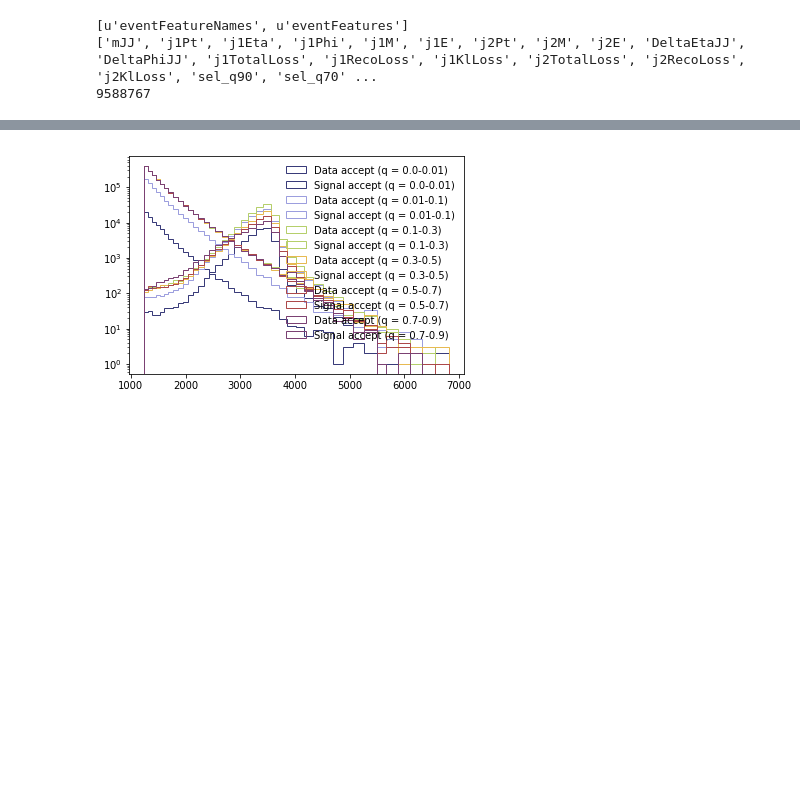
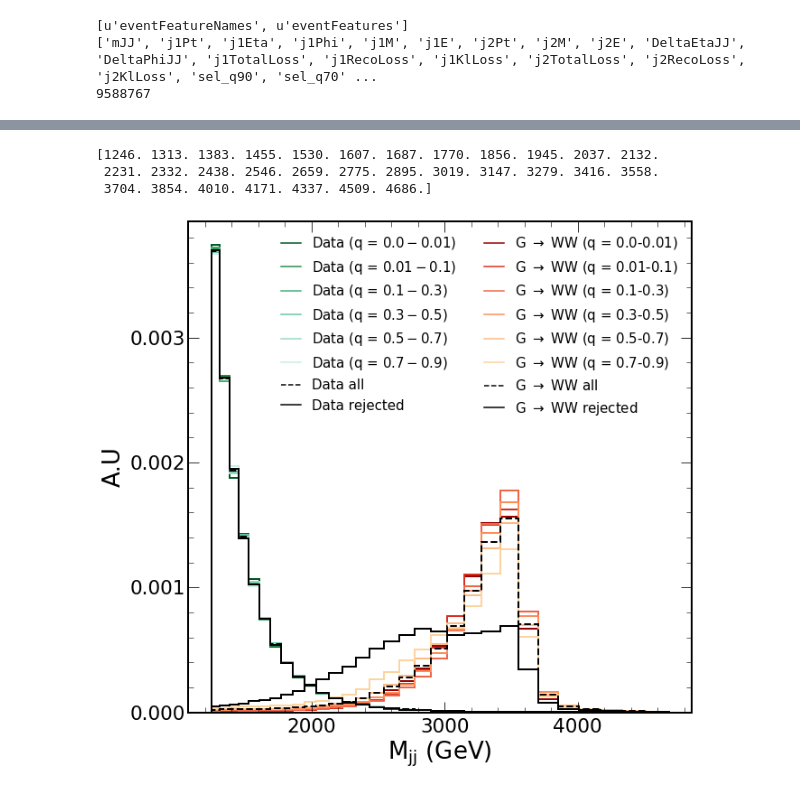
Before and after one commit to mpp-hep/gof_tests, a Jupyter notebook: gof.ipynb, the cells around one changed output, grey strips where cells are left out. Drawn from its saved outputs; the diff is of its cells as text; code cells hidden in the pictures; blank space fills up the shorter version.

```diff
--- a/gof.ipynb
+++ b/gof.ipynb
@@ -101,19 +122,69 @@ min_bin = bin_edges[0]
+# %%
+#Define binning
+bin_edges = np.array([1246,1313,1383,1455,1530, #bin_edges = np.array([1126,1181,1246,1313,1383,1455,1530,
+                      1607,1687,1770,1856,1945,2037,2132,
+                      2231,2332,2438,2546,2659,2775,2895,
+                      3019,3147,3279,3416,3558,3704,3854,
+                      4010,4171,4337,4509,4686,4869,5058,
+                      5253,5500,5663,5877,6099,6328,6564,6808]).astype('float')
+bin_edges = np.array([1246,1313,1383,1455,1530, #bin_edges = np.array([1126,1181,1246,1313,1383,1455,1530,
+                      1607,1687,1770,1856,1945,2037,2132,
+                      2231,2332,2438,2546,2659,2775,2895,
+                      3019,3147,3279,3416,3558,3704,3854,
+                      4010,4171,4337,4509,4686]).astype('float')
+# bin_edges = np.array(np.arange(1200., 4000., 200.).tolist()).astype('float')
+print(bin_edges)
+n_bins = len(bin_edges)-1
+max_bin = bin_edges[-1]
+min_bin = bin_edges[0]
+# %% [output]
+[1246. 1313. 1383. 1455. 1530. 1607. 1687. 1770. 1856. 1945. 2037. 2132.
+ 2231. 2332. 2438. 2546. 2659. 2775. 2895. 3019. 3147. 3279. 3416. 3558.
+ 3704. 3854. 4010. 4171. 4337. 4509. 4686.]
 # %%
+#Control distribution
+import cmsstyle
+from matplotlib.lines import Line2D
+
 fig, ax = plt.subplots()
-colormap = plt.cm.tab20b
-mapcolors = [colormap(int(x*colormap.N/len(datas_qcd_acc))) for x in range(len(datas_qcd_acc))]
+
+scol = ['#fdd49e','#fdbb84','#fc8d59','#ef6548','#d7301f','#990000']
+scol.reverse()
+bcol = ['#ccece6','#99d8c9','#66c2a4','#41ae76','#238b45','#005824']
+bcol.reverse()
+
+
 # plt.hist(datas_qcd_acc[0.7],bins=bin_edges,label='QCD template (q = 0.9-1.0)',histtype='step', linewidth=1, facecolor='none', edgecolor='k',fill=True)
 for i,key in enumerate(sorted(datas_qcd_acc.keys())):
     if i > 0:
         lower_bound = sorted(datas_qcd_acc.keys())[i-1]
     else:
        lower_bound = 0.0
-    plt.hist(datas_qcd_acc[key],bins=bin_edges,label='Data accept (q = {}-{})'.format(lower_bound,key),histtype='step', linewidth=1, facecolor='none', edgecolor=mapcolors[i],fill=True)
-    plt.hist(datas_sig_acc[key],bins=bin_edges,label='Signal accept (q = {}-{})'.format(lower_bound,key),histtype='step', linewidth=1, facecolor='none', edgecolor=mapcolors[i],fill=True)
-plt.legend( loc='upper right',frameon=False)
-plt.yscale('log')
+    plt.hist(datas_qcd_acc[key],bins=bin_edges,label=r'Data (q = ${}-{}$)'.format(lower_bound,key),histtype='step', linewidth=2, facecolor='none', edgecolor=bcol[i],fill=True,density=True)
+plt.hist(qcd_all,bins=bin_edges,label=r'Data all',histtype='step', linewidth=2,linestyle="dashed",  facecolor='none', edgecolor='Black',fill=True,density=True)
+plt.hist(qcd_template,bins=bin_edges,label=r'Data rejected',histtype='step', linewidth=2, facecolor='none', edgecolor='Black',fill=True,density=True)
+
+for i,key in enumerate(sorted(datas_sig_acc.keys())):
+    if i > 0:
+        lower_bound = sorted(datas_sig_acc.keys())[i-1]
+    else:
+       lower_bound = 0.0
+    plt.hist(datas_sig_acc[key],bins=bin_edges,label=r'G $\rightarrow$ WW (q = {}-{})'.format(lower_bound,key),histtype='step', linewidth=2, facecolor='none', edgecolor=scol[i],fill=True,density=True)
+
+plt.hist(sig_all,bins=bin_edges,label=r'G $\rightarrow$ WW all',histtype='step', linewidth=2,linestyle="dashed",  facecolor='none', edgecolor='Black',fill=True,density=True)
+plt.hist(sig_template,bins=bin_edges,label=r'G $\rightarrow$ WW rejected',histtype='step', linewidth=2, facecolor='none', edgecolor='Black',fill=True,density=True)
+plt.hist(qcd_all,bins=bin_edges,histtype='step', linewidth=2,linestyle="dashed",  facecolor='none', edgecolor='Black',fill=True,density=True)
+plt.hist(qcd_template,bins=bin_edges,histtype='step', linewidth=2, facecolor='none', edgecolor='Black',fill=True,density=True)
+
+handles, labels = ax.get_legend_handles_labels()
+new_handles = [Line2D([], [], c=h.get_edgecolor(),linestyle=h.get_linestyle()) for h in handles]
+plt.ylabel('A.U')
+plt.xlabel(u'$M_{jj}$ (GeV)')
+plt.locator_params(nbins=4)
+plt.legend(handles=new_handles, labels=labels,loc='best',frameon=False, ncol=2,fontsize='xx-small')
+plt.savefig('signal_shapes_nolog.pdf')
 # %% [output]
-[figure, old version]
+[figure, new version]
 # %%
 # Sanity checks
 
```
Also changed, not shown: parts of 30 cells of this notebook, 1 other file.
